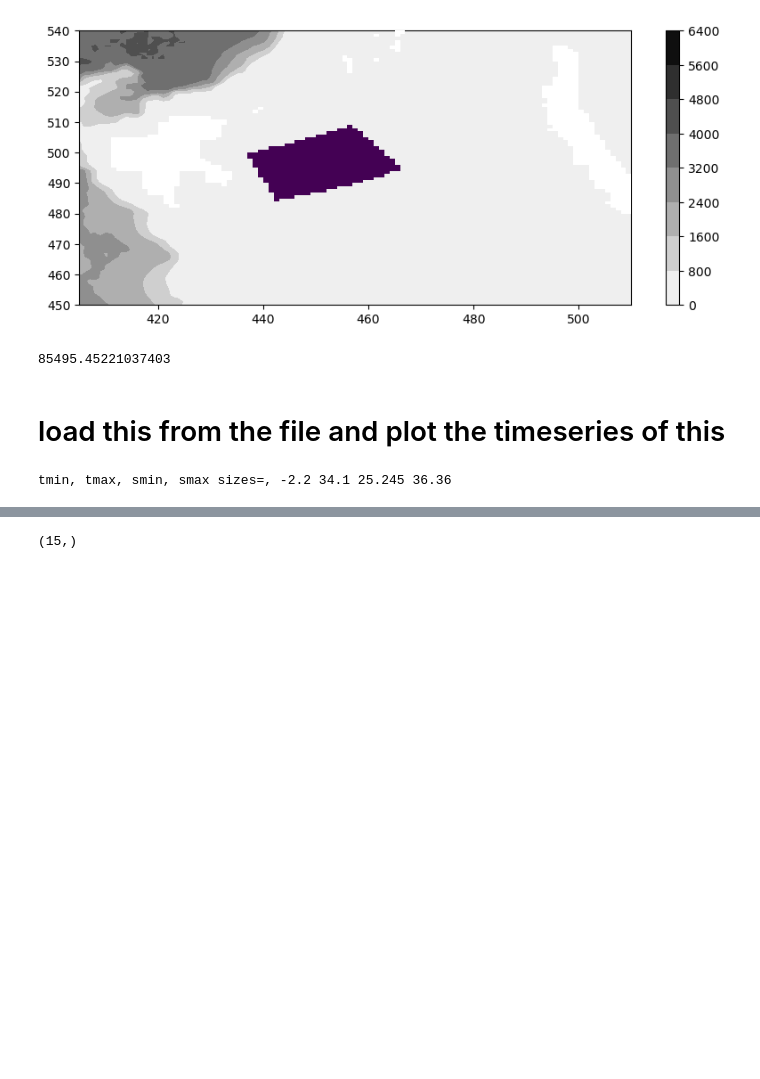
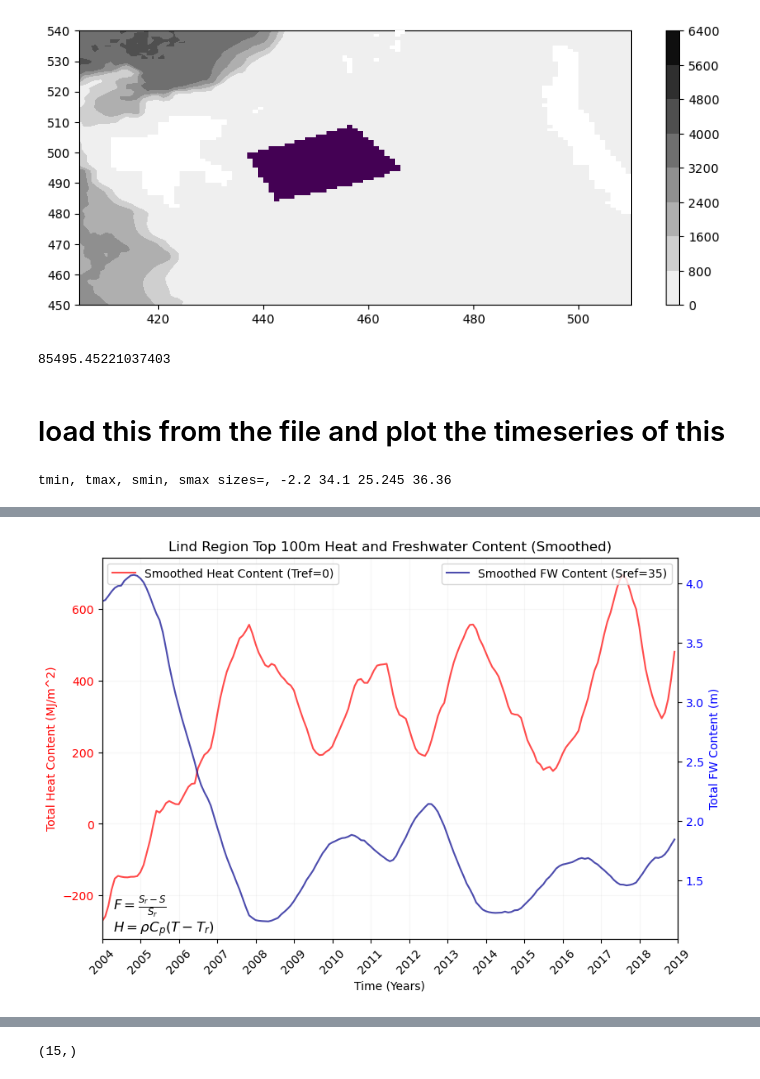
Before and after one commit to margaretmurakami/crios_backups, a Jupyter notebook: ASTE_270/Pemberton_BarentsSpaper/Lind2018/select_mask_Lind.ipynb, the cells around one changed output, grey strips where cells are left out. Cells and saved outputs as stored; diff of their text form; code cells hidden in the pictures; blank space fills up the shorter version.

```diff
--- a/ASTE_270/Pemberton_BarentsSpaper/Lind2018/select_mask_Lind.ipynb
+++ b/ASTE_270/Pemberton_BarentsSpaper/Lind2018/select_mask_Lind.ipynb
@@ -336,3 +349,60 @@ plt.show()
+# %%
+import pandas as pd  # For rolling mean
+
+# Define rolling window size (12 months for seasonal smoothing)
+window_size = 12
+
+# Apply rolling mean
+heat_smoothed = pd.Series(heat_content_time.flatten()).rolling(window=window_size, center=True, min_periods=1).mean()
+fw_smoothed = pd.Series(fw_content_time.flatten()).rolling(window=window_size, center=True, min_periods=1).mean()
+
+# Create figure and axis
+fig, ax1 = plt.subplots(figsize=(9, 6))
+
+# Time axis
+time = np.arange(0, 15*12, 1)
+
+# Plot smoothed heat content on primary y-axis (left)
+ax1.plot(time, heat_smoothed, color="red", alpha=.7, label="Smoothed Heat Content (Tref=0)")
+ax1.set_ylabel("Total Heat Content (MJ/m^2)", color="red")
+ax1.tick_params(axis='y', labelcolor="red")
+
+# Create second y-axis for freshwater content (right)
+ax2 = ax1.twinx()
+ax2.plot(time, fw_smoothed, color="darkblue", alpha=.7, label="Smoothed FW Content (Sref=35)")
+ax2.set_ylabel("Total FW Content (m)", color="blue")
+ax2.tick_params(axis='y', labelcolor="blue")
+
+# X-axis labels and title
+ax1.set_xlabel("Time (Years)")
+ax1.set_title("Lind Region Top 100m Heat and Freshwater Content (Smoothed)")
+
+# X-axis ticks
+xtick_positions = np.arange(0, 20*12, 12)  # Every 12 months
+xtick_labels = np.arange(2004, 2024)  # Years from 2004 to 2023
+ax1.set_xticks(xtick_positions)
+ax1.set_xticklabels(xtick_labels, rotation=45)  # Rotate for readability
+ax1.set_xlim(0, 15*12)
+ax1.grid(alpha=0.1)
+
+# Add equations as text annotations
+eq1 = r"$F = \frac{S_{r} - S}{S_{r}}$"
+eq2 = r"$H = \rho C_p (T - T_{r})$"
+
+# Positioning the text on the plot
+ax1.text(0.02, 0.12, eq1, transform=ax1.transAxes, fontsize=12, verticalalignment='top', color='black')
+ax1.text(0.02, 0.05, eq2, transform=ax1.transAxes, fontsize=12, verticalalignment='top', color='black')
+
+
+# Legends
+ax1.legend(loc="upper left")
+ax2.legend(loc="upper right")
+
+# Show plot
+plt.savefig("timeseries_OHC_Lind.png",dpi=300)
+plt.show()
+# %% [output]
+[figure, added]
 # %%
 # Create figure and axis
 fig, ax1 = plt.subplots(figsize=(9, 6))
```
Also changed, not shown: parts of 7 cells of this notebook, 3 other files.
